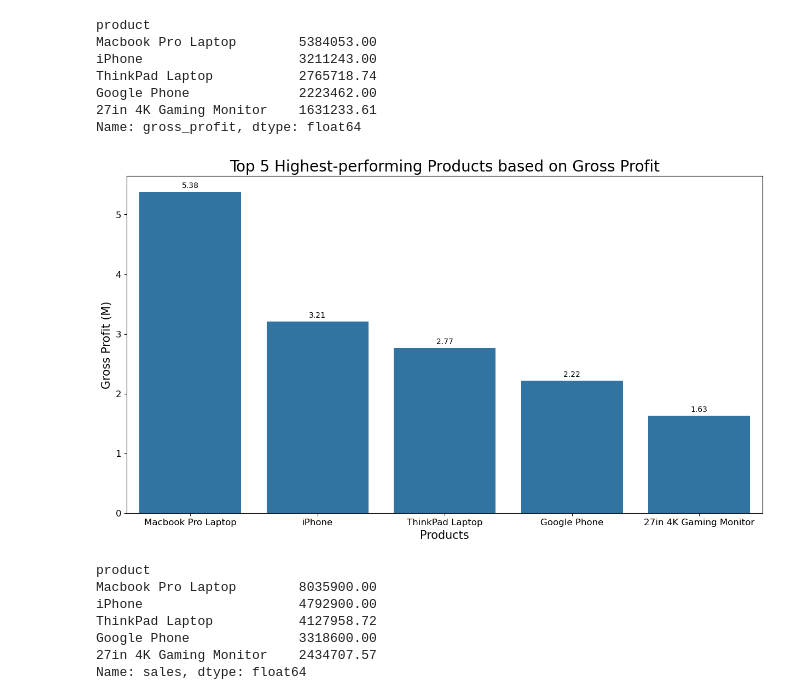
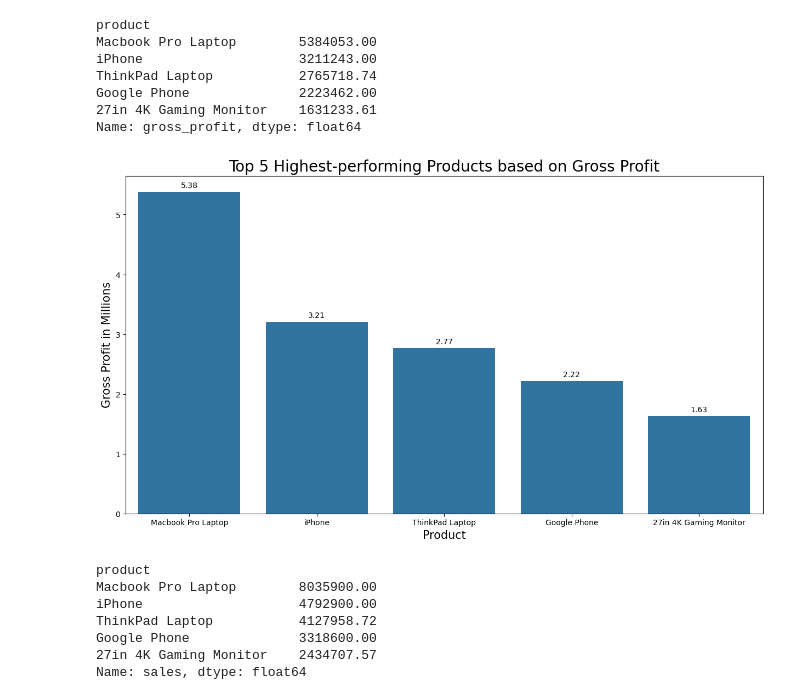
Before and after one commit to DSKunth/ABC-Product-Segmentation, a Jupyter notebook: notebooks/Sales and Profitability Analysis.ipynb, the cells around one changed output. Saved outputs shown, nothing was run; the diff lists cells and outputs as text; code cells hidden in the pictures.

```diff
--- a/notebooks/Sales and Profitability Analysis.ipynb
+++ b/notebooks/Sales and Profitability Analysis.ipynb
@@ -610,20 +611,20 @@ Name: gross_profit, dtype: float64
 # %%
 # Visualize the top 5 highest-performing products based on profit
 
 top5_prod_profit = (sales.groupby(['product'])['gross_profit'].sum().sort_values(ascending=False)[:5]/1000000).round(2)
 
 plt.figure(figsize = [15, 8])
 base_color = sns.color_palette()[0]
 ax = sns.barplot(x = top5_prod_profit.index, y = top5_prod_profit.values, color = base_color)
-ax.tick_params(axis = 'both', labelsize = 12)
+ax.tick_params(axis = 'both', labelsize = 10)
 ax.bar_label(ax.containers[0], padding = 3)
 
 plt.title('Top 5 Highest-performing Products based on Gross Profit', size = 20)
-plt.xlabel('Products', size = 15)
-plt.ylabel('Gross Profit (M)', size = 15)
+plt.xlabel('Product', size = 15)
+plt.ylabel('Gross Profit in Millions', size = 15)
 plt.show;
 # %% [output]
-[figure, old version]
+[figure, new version]
 # %%
 # What are the top 5 highest-performing products based on total sales?
 
```
Also changed, not shown: parts of 100 cells of this notebook.
